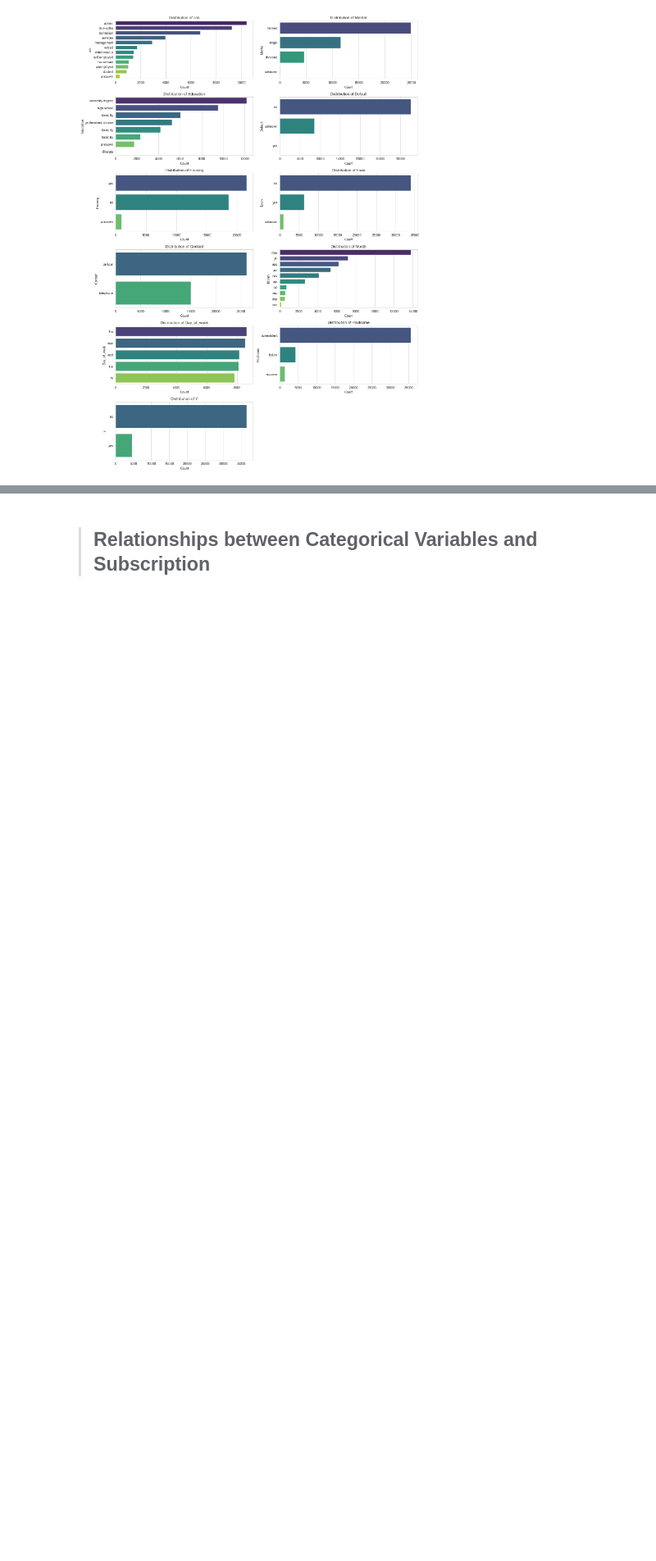
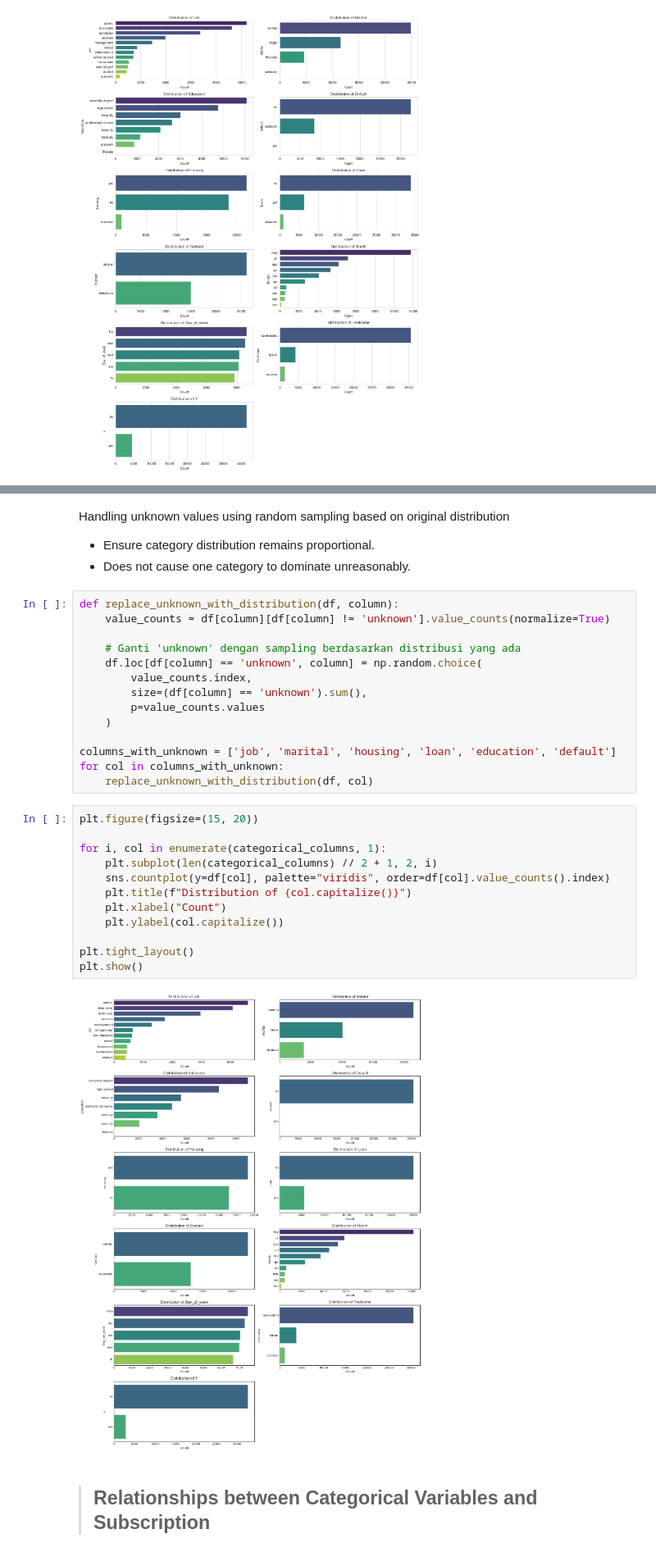
Before and after one commit to team-theta-dtids/final-project, a Jupyter notebook: main_new.ipynb, the cells around one changed output, grey strips where cells are left out. Shown at 82% size. Cells and saved outputs as stored; diff of their text form; blank space fills up the shorter version.

```diff
--- a/main_new.ipynb
+++ b/main_new.ipynb
@@ -318,3 +358,35 @@ Passing `palette` without assigning `hue` is deprecated and will be removed in v
+# %% [markdown]
+Handling unknown values using random sampling based on original distribution
+- Ensure category distribution remains proportional.
+- Does not cause one category to dominate unreasonably.
+# %%
+def replace_unknown_with_distribution(df, column):
+    value_counts = df[column][df[column] != 'unknown'].value_counts(normalize=True)
+
+    # Ganti 'unknown' dengan sampling berdasarkan distribusi yang ada
+    df.loc[df[column] == 'unknown', column] = np.random.choice(
+        value_counts.index,
+        size=(df[column] == 'unknown').sum(),
+        p=value_counts.values
+    )
+
+columns_with_unknown = ['job', 'marital', 'housing', 'loan', 'education', 'default']
+for col in columns_with_unknown:
+    replace_unknown_with_distribution(df, col)
+# %%
+plt.figure(figsize=(15, 20))
+
+for i, col in enumerate(categorical_columns, 1):
+    plt.subplot(len(categorical_columns) // 2 + 1, 2, i)
+    sns.countplot(y=df[col], palette="viridis", order=df[col].value_counts().index)
+    plt.title(f"Distribution of {col.capitalize()}")
+    plt.xlabel("Count")
+    plt.ylabel(col.capitalize())
+
+plt.tight_layout()
+plt.show()
+# %% [output]
+[figure, added]
 # %% [markdown]
 >## Relationships between Categorical Variables and Subscription
 # %%
```
Also changed, not shown: parts of 15 cells of this notebook.
